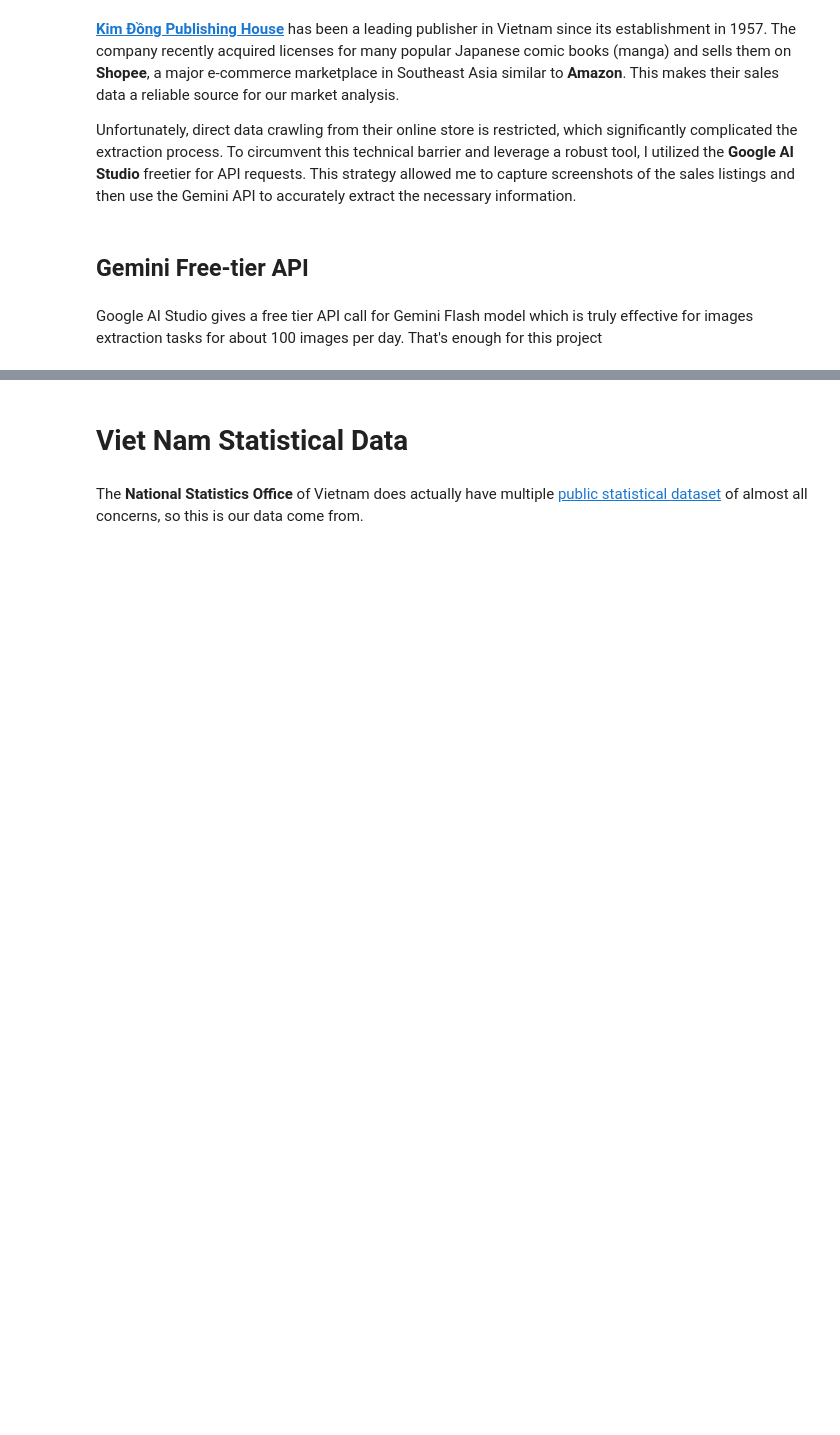
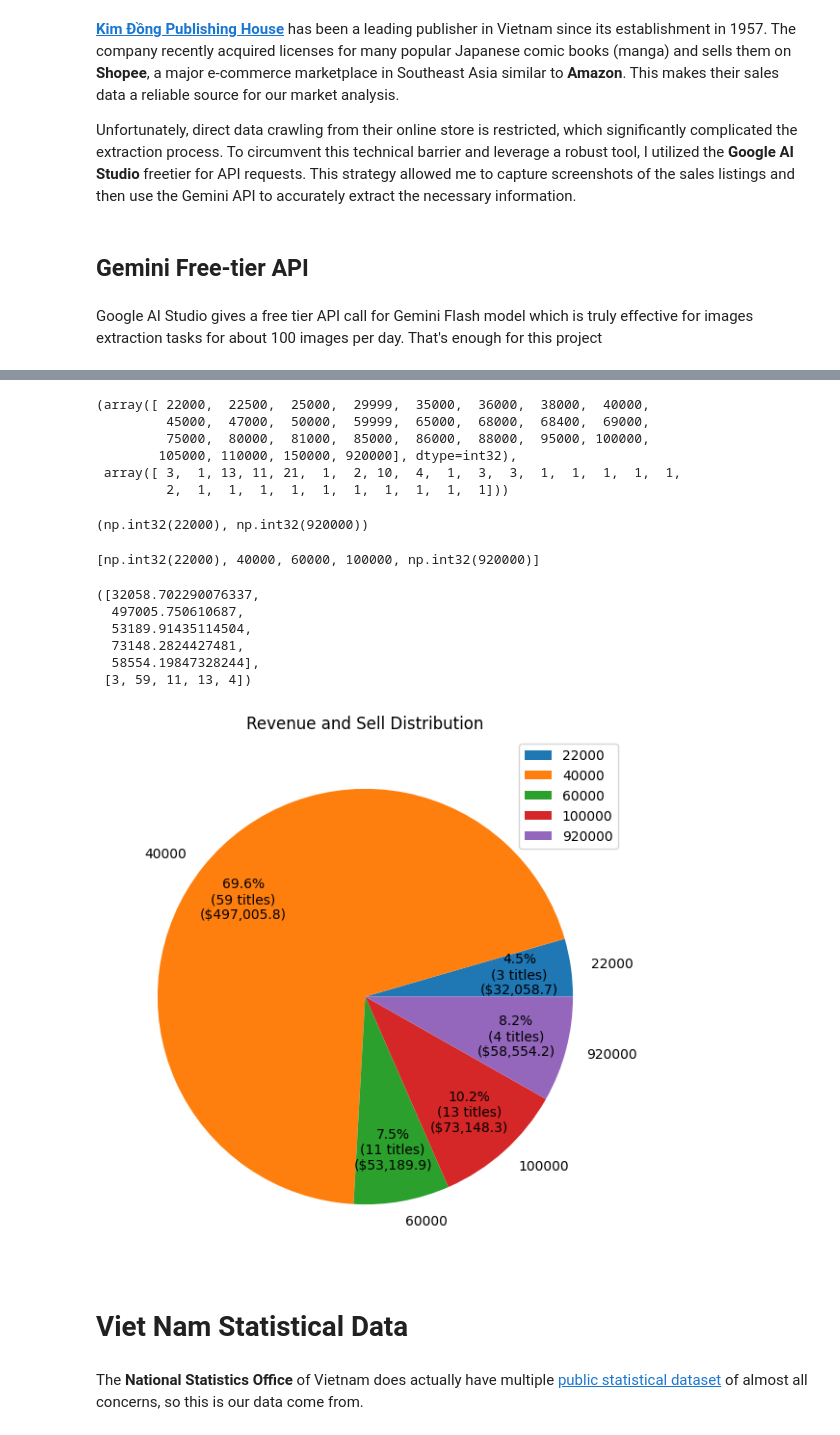
Before and after one commit to quocan91tc/DALAS_Project, a Jupyter notebook: main.ipynb, the cells around one changed output, grey strips where cells are left out. Saved outputs shown, nothing was run; the diff lists cells and outputs as text; code cells hidden in the pictures; blank space fills up the shorter version.

```diff
--- a/main.ipynb
+++ b/main.ipynb
@@ -418,3 +466,69 @@ df_sells
+# %%
+unique_prices , uniques_count = np.unique(df_sells['price_vnd'], return_counts=True)
+# %%
+unique_prices, uniques_count
+# %% [output]
+(array([ 22000,  22500,  25000,  29999,  35000,  36000,  38000,  40000,
+         45000,  47000,  50000,  59999,  65000,  68000,  68400,  69000,
+         75000,  80000,  81000,  85000,  86000,  88000,  95000, 100000,
+        105000, 110000, 150000, 920000], dtype=int32),
+ array([ 3,  1, 13, 11, 21,  1,  2, 10,  4,  1,  3,  3,  1,  1,  1,  1,  1,
+         2,  1,  1,  1,  1,  1,  1,  1,  1,  1,  1]))
+# %%
+max_price = max(unique_prices)
+min_price = min(unique_prices)
+min_price, max_price
+# %% [output]
+(np.int32(22000), np.int32(920000))
+# %%
+bin_prices = [min_price, 40000, 60000, 100000, max_price]
+bin_prices
+# %% [output]
+[np.int32(22000), 40000, 60000, 100000, np.int32(920000)]
+# %%
+revenues = []
+counts = []
+for i in range(len(bin_prices)):
+    cond1 = df_sells['price_vnd'] <= bin_prices[i]
+    cond2 = df_sells['price_vnd'] > 0
+    if i > 0:
+        cond2 = df_sells['price_vnd'] > bin_prices[i-1]
+    price = np.where(cond1 & cond2, 1, 0).sum()
+    df_tmp = df_sells[cond1 & cond2]
+    revenue = 0
+    for j, r in df_tmp.iterrows():
+        revenue += r['price_vnd'] * r['sold_count']
+    revenues.append(revenue/26200)
+    counts.append(len(df_tmp))
+# %%
+revenues, counts
+# %% [output]
+([32058.702290076337,
+  497005.750610687,
+  53189.91435114504,
+  73148.2824427481,
+  58554.19847328244],
+ [3, 59, 11, 13, 4])
+# %%
+plt.figure(figsize=(7,7))
+
+wedges, texts, autotexts = plt.pie(
+    revenues,
+    labels=bin_prices,
+    autopct='%1.1f%%',   # Let matplotlib calculate the % normally
+    startangle=0,
+    pctdistance=0.75
+)
+
+for i, a_text in enumerate(autotexts):
+    current_percent = a_text.get_text()
+    a_text.set_text(f"{current_percent}\n({counts[i]} titles)\n(${revenues[i]:,.1f})")
+
+plt.legend()
+plt.title("Revenue and Sell Distribution")
+plt.show()
+# %% [output]
+[figure, added]
 # %% [markdown]
 # Viet Nam Statistical Data
 # %% [markdown]
```
Also changed, not shown: parts of 27 cells of this notebook.
